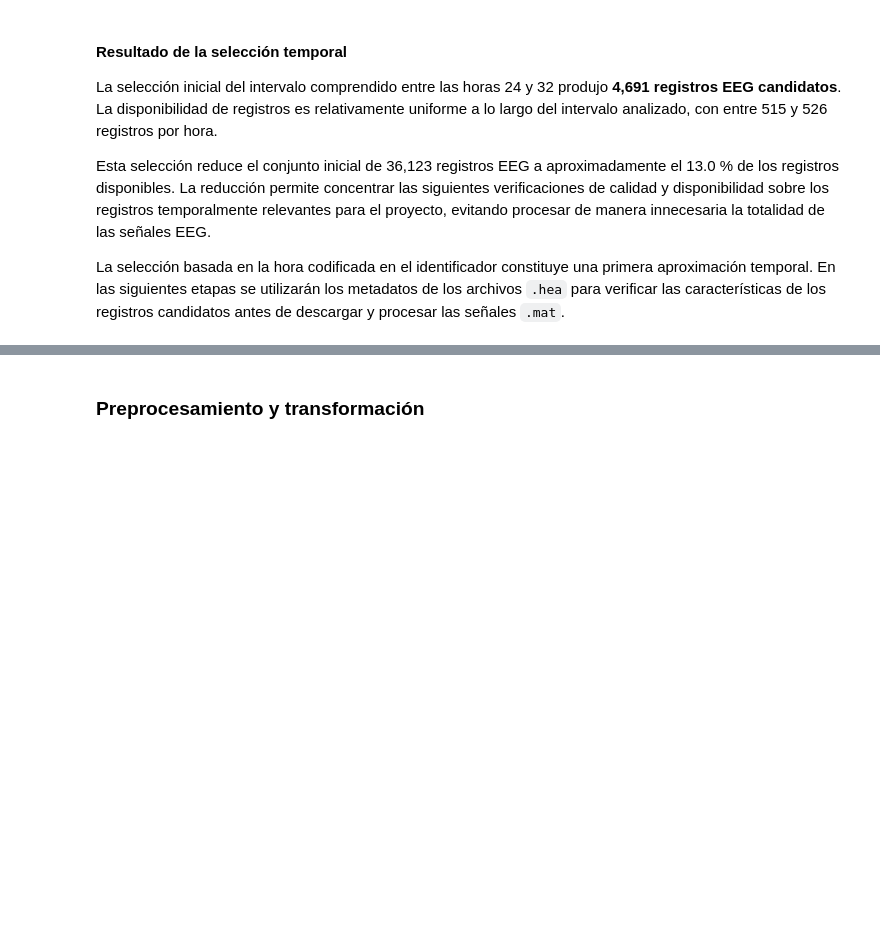
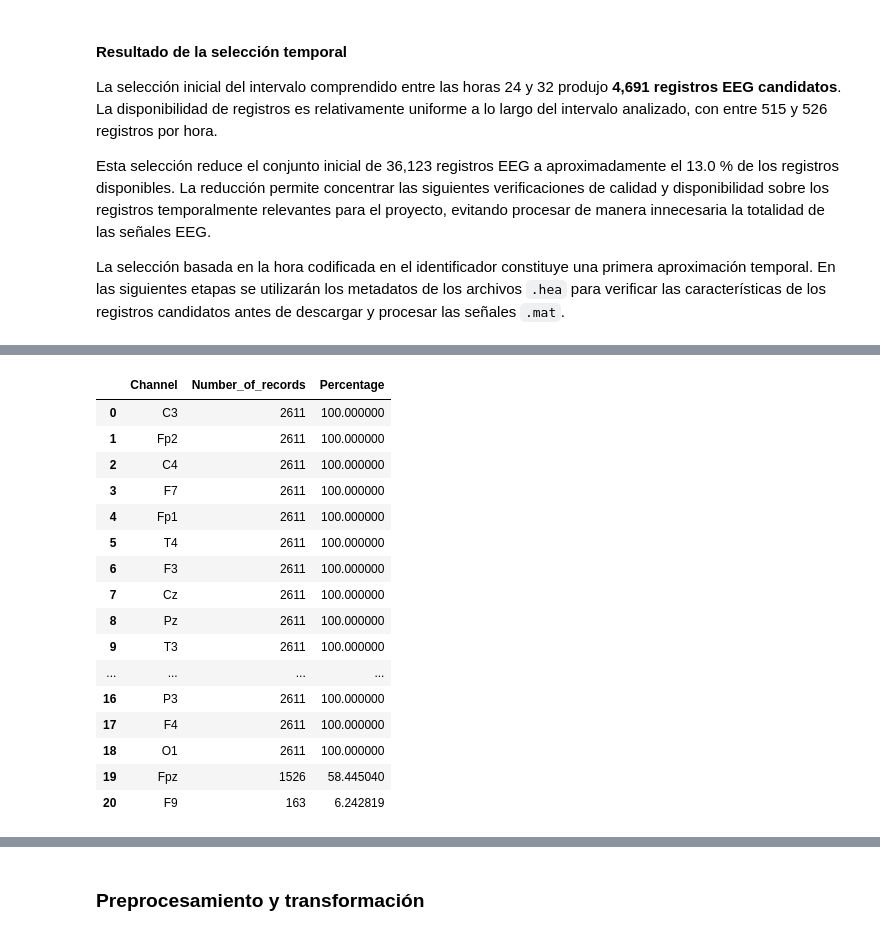
Before and after one commit to AlejandraJaramillo19/mlda-project_, a Jupyter notebook: notebooks/03_data_preparation/03_data_preparation.ipynb, the cells around one changed output, grey strips where cells are left out. Drawn from its saved outputs; the diff is of its cells as text; code cells hidden in the pictures; blank space fills up the shorter version.

```diff
--- a/notebooks/03_data_preparation/03_data_preparation.ipynb
+++ b/notebooks/03_data_preparation/03_data_preparation.ipynb
@@ -3241,0 +3641,13 @@ La selección basada en la hora codificada en el identificador constituye una pr
+# %%
+eeg_metadata_df = pd.DataFrame(
+    eeg_metadata
+)
+
+print(
+    "Dimensiones:",
+    eeg_metadata_df.shape
+)
+
+display(
+    eeg_metadata_df.head()
+)
@@ -3241,0 +3816,50 @@ La selección basada en la hora codificada en el identificador constituye una pr
+# %%
+from collections import Counter
+
+channel_counter = Counter()
+
+for channels in eeg_metadata_df["Channels"].dropna():
+    channel_counter.update(
+        set(channels)
+    )
+
+channel_availability = (
+    pd.DataFrame(
+        channel_counter.items(),
+        columns=[
+            "Channel",
+            "Number_of_records"
+        ]
+    )
+    .sort_values(
+        "Number_of_records",
+        ascending=False
+    )
+    .reset_index(drop=True)
+)
+
+channel_availability["Percentage"] = (
+    channel_availability["Number_of_records"]
+    / len(eeg_metadata_df)
+    * 100
+)
+
+display(channel_availability)
+# %% [output]
+|  | Channel | Number_of_records | Percentage |
+| 0 | C3 | 2611 | 100.000000 |
+| 1 | Fp2 | 2611 | 100.000000 |
+| 2 | C4 | 2611 | 100.000000 |
+| 3 | F7 | 2611 | 100.000000 |
+| 4 | Fp1 | 2611 | 100.000000 |
+| 5 | T4 | 2611 | 100.000000 |
+| 6 | F3 | 2611 | 100.000000 |
+| 7 | Cz | 2611 | 100.000000 |
+| 8 | Pz | 2611 | 100.000000 |
+| 9 | T3 | 2611 | 100.000000 |
+| ... | ... | ... | ... |
+| 16 | P3 | 2611 | 100.000000 |
+| 17 | F4 | 2611 | 100.000000 |
+| 18 | O1 | 2611 | 100.000000 |
+| 19 | Fpz | 1526 | 58.445040 |
+| 20 | F9 | 163 | 6.242819 |
```
Also changed, not shown: parts of 27 cells of this notebook.
